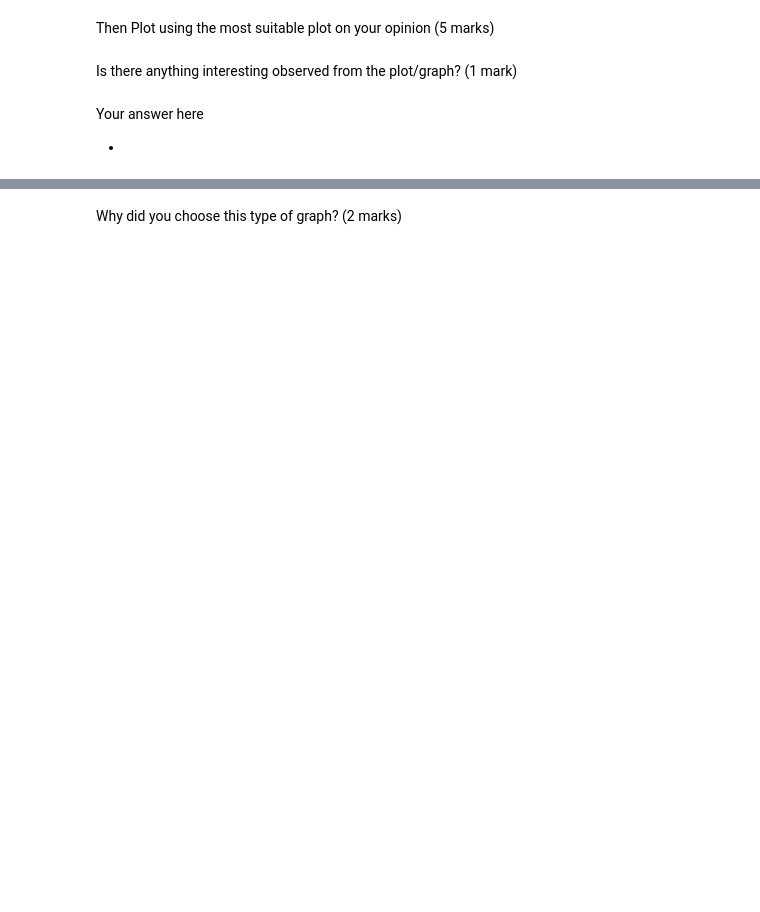
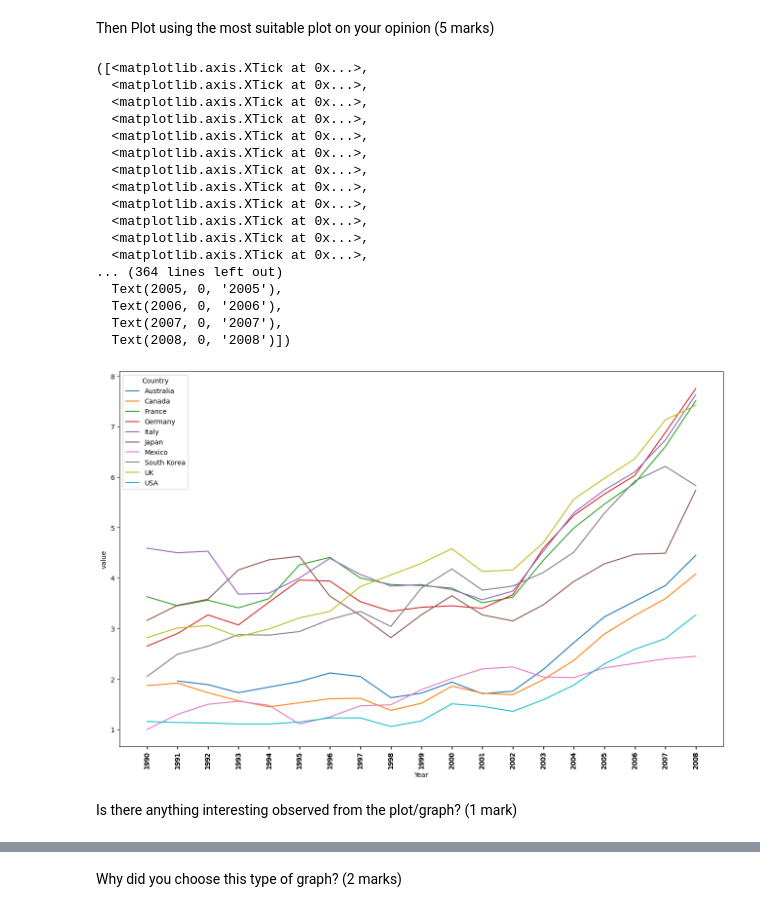
Before and after one commit to NikhilShankar/CSCN-8245-MLProgramming, a Jupyter notebook: Assignment-2/Assignment2.ipynb, the cells around one changed output, grey strips where cells are left out. Saved outputs shown, nothing was run; the diff lists cells and outputs as text; code cells hidden in the pictures; blank space fills up the shorter version.

```diff
--- a/Assignment-2/Assignment2.ipynb
+++ b/Assignment-2/Assignment2.ipynb
@@ -95,6 +364,30 @@ Then Plot using the most suitable plot on your opinion (5 marks)
+# %%
+## Your solution here
+plt.figure(figsize=(16, 10))
+gasprice_df_melted = gasprice_df.melt(
+    id_vars=['Year'],
+    value_vars=['Australia', 'Canada', 'France', 'Germany', 'Italy', 'Japan',
+                'Mexico', 'South Korea', 'UK', 'USA'], var_name='Country')
+sns.lineplot(x='Year', y='value', hue='Country', data=gasprice_df_melted)
+plt.xticks(ticks=gasprice_df_melted['Year'],rotation=90)
+# %% [output]
+([<matplotlib.axis.XTick at 0x...>,
+  <matplotlib.axis.XTick at 0x...>,
+  <matplotlib.axis.XTick at 0x...>,
+  <matplotlib.axis.XTick at 0x...>,
+  <matplotlib.axis.XTick at 0x...>,
+  <matplotlib.axis.XTick at 0x...>,
+  <matplotlib.axis.XTick at 0x...>,
+  <matplotlib.axis.XTick at 0x...>,
+  <matplotlib.axis.XTick at 0x...>,
+  <matplotlib.axis.XTick at 0x...>,
+  <matplotlib.axis.XTick at 0x...>,
+  <matplotlib.axis.XTick at 0x...>,
+... (364 lines left out)
+  Text(2005, 0, '2005'),
+  Text(2006, 0, '2006'),
+  Text(2007, 0, '2007'),
+  Text(2008, 0, '2008')])
+[figure, added]
 # %% [markdown]
 Is there anything interesting observed from the plot/graph? (1 mark)
-# %% [markdown]
-Your answer here
-
-*
```
Also changed, not shown: parts of 60 cells of this notebook, 7 other files.
